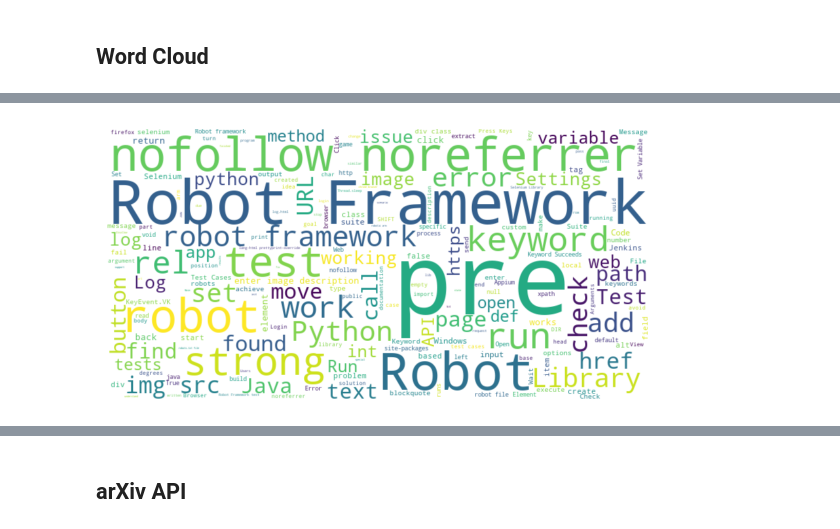
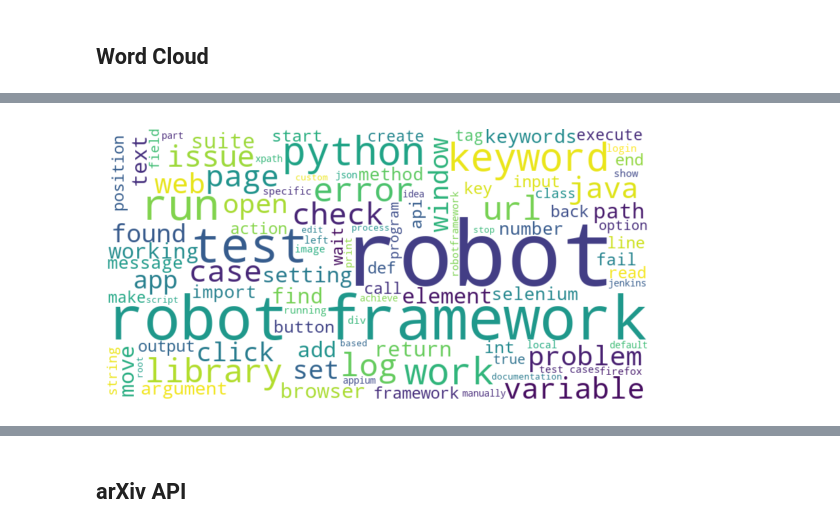
Before and after one commit to ZuxingGit/LaTex, a Jupyter notebook: assignment/ResearchMethod/ResearchPaper/scraper2.ipynb, the cells around one changed output, grey strips where cells are left out. Drawn from its saved outputs; the diff is of its cells as text; code cells hidden in the pictures.

```diff
--- a/assignment/ResearchMethod/ResearchPaper/scraper2.ipynb
+++ b/assignment/ResearchMethod/ResearchPaper/scraper2.ipynb
@@ -86,10 +96,11 @@ for k1 in keywords1:
 print(f"Found {len(all_repos)} repositories")
 technical_terms1 = Counter()
 
-for repo in list(all_repos.values())[:50]:  # control the number in case of rate limits
+for repo in list(all_repos.values()):  # control the number in case of rate limits
     try:
         readme = repo.get_readme().decoded_content.decode("utf-8")
-        keywords = kw_extractor.extract_keywords(readme)
+        keywords = kw_extractor.extract_keywords(clean_content(readme))
+        keywords = [(lemmatizer.lemmatize(keyword.lower()), score) for keyword, score in keywords]
         for keyword, score in keywords:
             if keyword.lower() not in custom_stop_words:
                 technical_terms1[keyword] += 1
@@ -152,14 +163,14 @@ for k1 in keywords1:
     for k2 in keywords2:
         query = f"{k1} {k2}"
         # print(f"Searching: {query}")
-        for submission in reddit.subreddit("all").search(query, sort="relevance", time_filter="all", limit=1000):
+        for submission in reddit.subreddit("all").search(query, sort="relevance", time_filter="all", limit=10000):
             if submission.id in seen_ids:
                 continue
             seen_ids.add(submission.id)
 
             text = (submission.title or "") + " " + (submission.selftext or "")
             keywords = kw_extractor.extract_keywords(clean_text(text))
-
+            keywords = [(lemmatizer.lemmatize(keyword.lower()), score) for keyword, score in keywords]
             for keyword, score in keywords:
                 if keyword not in custom_stop_words and not keyword == "n’t":
                     technical_terms2[keyword] += 1
@@ -248,14 +259,15 @@ for page in range(1, 11):
 counter = Counter()
 
 for text in all_texts:
-    keywords = kw_extractor.extract_keywords(text)
+    keywords = kw_extractor.extract_keywords(clean_content(text))
+    keywords = [(lemmatizer.lemmatize(keyword.lower()), score) for keyword, score in keywords]
     for keyword, score in keywords:
         if keyword not in custom_stop_words:
             counter[keyword] += 1
 
 stack_overflow_top100 = set([word for word, _ in counter.most_common(100)])
 
-# Top 20 terms
+# Top 20 terms on Stack Overflow
 print("Top 20 technical keywords:")
 for word, freq in counter.most_common(20):
     print(f"{word}: {freq}")
@@ -391,7 +407,7 @@ plt.show()
 from wordcloud import WordCloud
 import matplotlib.pyplot as plt
 
-wordcloud = WordCloud(width=800, height=400, background_color='white').generate_from_frequencies(technical_terms2)
+wordcloud = WordCloud(width=800, height=400, background_color='white').generate_from_frequencies(dict(technical_terms2.most_common(100)))
 
 plt.figure(figsize=(7, 6))
 plt.imshow(wordcloud, interpolation='bilinear')
@@ -415,16 +431,16 @@ plt.show()
 # %%
 from wordcloud import WordCloud
 import matplotlib.pyplot as plt
 
-wordcloud = WordCloud(width=800, height=400, background_color='white').generate_from_frequencies(counter)
+wordcloud = WordCloud(width=800, height=400, background_color='white').generate_from_frequencies(dict(counter.most_common(100)))
 
 plt.figure(figsize=(7, 6))
 plt.imshow(wordcloud, interpolation='bilinear')
 plt.axis('off')
 # plt.title("Top Keywords WordCloud on StackOverflow")
 plt.show()
 # %% [output]
-[figure, old version]
+[figure, new version]
 # %%
 import matplotlib.pyplot as plt
 
```
Also changed, not shown: parts of 25 cells of this notebook, 1 other file.
